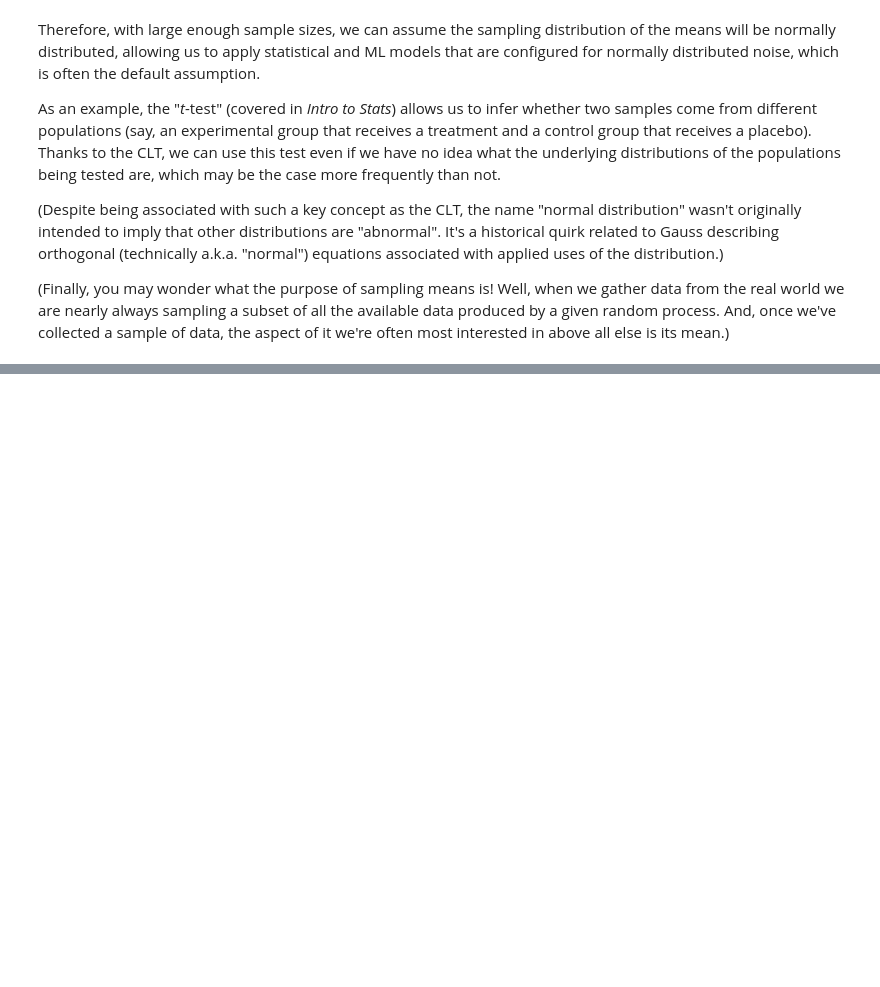
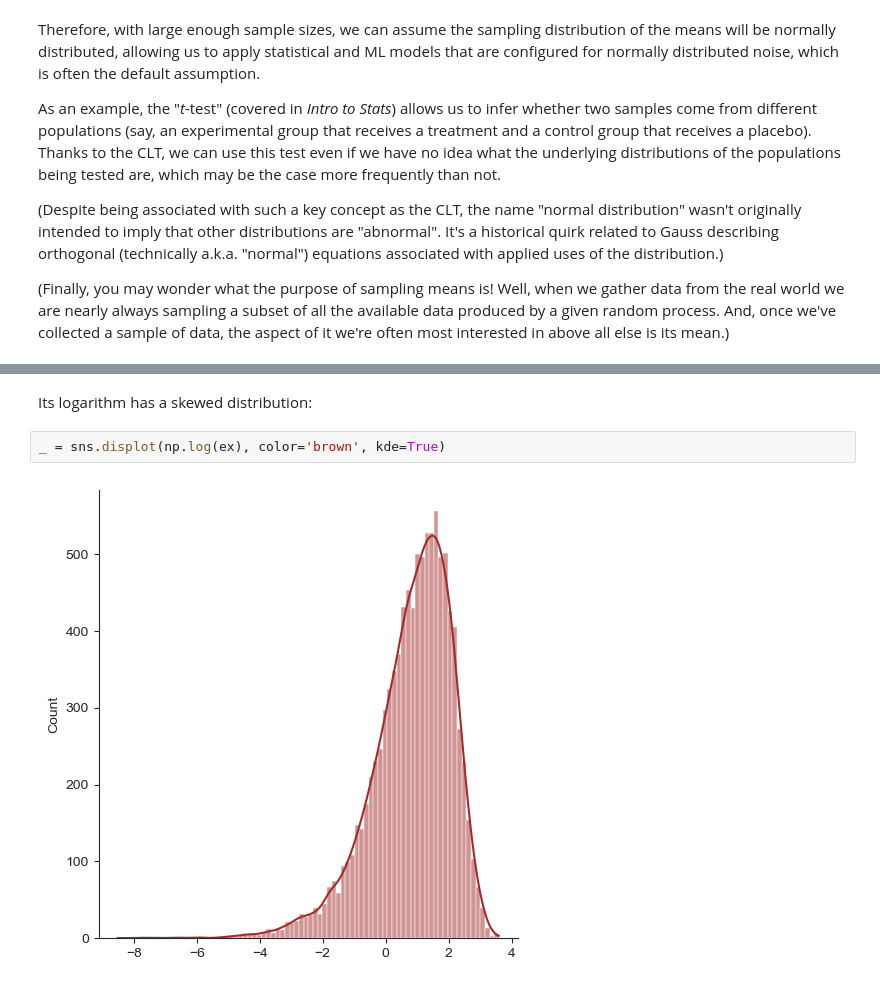
Before and after one commit to sjagadee/math_for_ai_ml, a Jupyter notebook: 5-probalility/6-distributions_in_ml.ipynb, the cells around one changed output, grey strips where cells are left out. Cells and saved outputs as stored; diff of their text form; blank space fills up the shorter version.

```diff
--- a/5-probalility/6-distributions_in_ml.ipynb
+++ b/5-probalility/6-distributions_in_ml.ipynb
@@ -194,0 +225,6 @@ As an example, the "*t*-test" (covered in *Intro to Stats*) allows us to infer w
+# %% [markdown]
+Its logarithm has a skewed distribution:
+# %%
+_ = sns.displot(np.log(ex), color='brown', kde=True)
+# %% [output]
+[figure, added]
```
Also changed, not shown: parts of 40 cells of this notebook.
